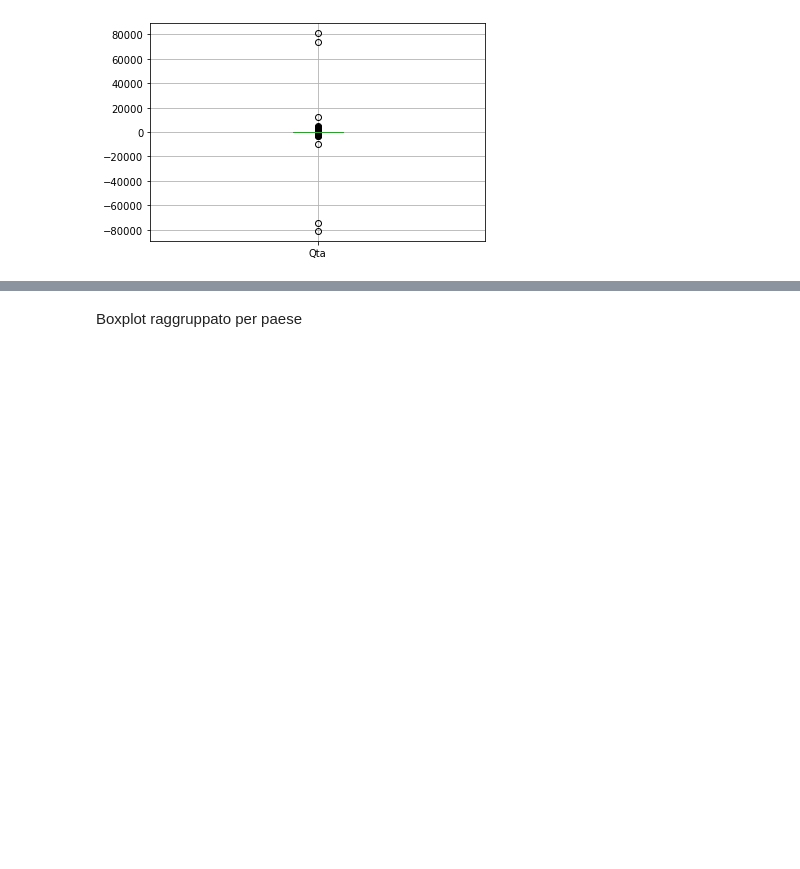
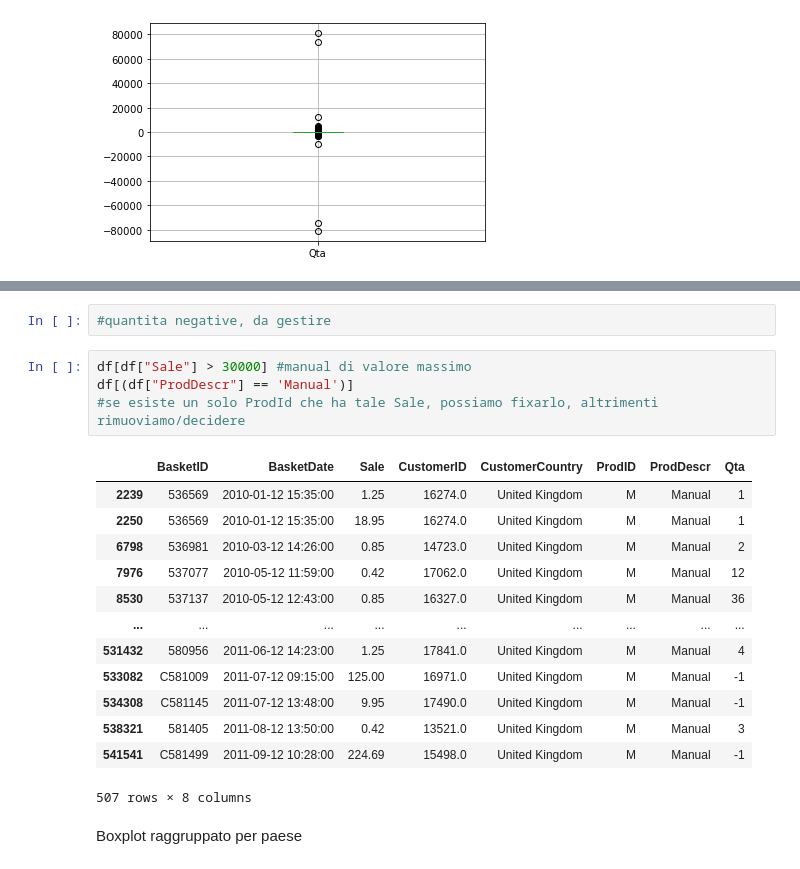
Before and after one commit to matteo-Donofrio-unipi/DM-Project, a Jupyter notebook: Dm-Progetto.ipynb, the cells around one changed output, grey strips where cells are left out. Drawn from its saved outputs; the diff is of its cells as text; blank space fills up the shorter version.

```diff
--- a/Dm-Progetto.ipynb
+++ b/Dm-Progetto.ipynb
@@ -144,3 +203,23 @@ boxplot = df.boxplot(column=['Qta'])
+# %%
+#quantita negative, da gestire
+# %%
+df[df["Sale"] > 30000] #manual di valore massimo
+df[(df["ProdDescr"] == 'Manual')]
+#se esiste un solo ProdId che ha tale Sale, possiamo fixarlo, altrimenti rimuoviamo/decidere
+# %% [output]
+|  | BasketID | BasketDate | Sale | CustomerID | CustomerCountry | ProdID | ProdDescr | Qta |
+| 2239 | 536569 | 2010-01-12 15:35:00 | 1.25 | 16274.0 | United Kingdom | M | Manual | 1 |
+| 2250 | 536569 | 2010-01-12 15:35:00 | 18.95 | 16274.0 | United Kingdom | M | Manual | 1 |
+| 6798 | 536981 | 2010-03-12 14:26:00 | 0.85 | 14723.0 | United Kingdom | M | Manual | 2 |
+| 7976 | 537077 | 2010-05-12 11:59:00 | 0.42 | 17062.0 | United Kingdom | M | Manual | 12 |
+| 8530 | 537137 | 2010-05-12 12:43:00 | 0.85 | 16327.0 | United Kingdom | M | Manual | 36 |
+| ... | ... | ... | ... | ... | ... | ... | ... | ... |
+| 531432 | 580956 | 2011-06-12 14:23:00 | 1.25 | 17841.0 | United Kingdom | M | Manual | 4 |
+| 533082 | C581009 | 2011-07-12 09:15:00 | 125.00 | 16971.0 | United Kingdom | M | Manual | -1 |
+| 534308 | C581145 | 2011-07-12 13:48:00 | 9.95 | 17490.0 | United Kingdom | M | Manual | -1 |
+| 538321 | 581405 | 2011-08-12 13:50:00 | 0.42 | 13521.0 | United Kingdom | M | Manual | 3 |
+| 541541 | C581499 | 2011-09-12 10:28:00 | 224.69 | 15498.0 | United Kingdom | M | Manual | -1 |
+507 rows × 8 columns
 # %% [markdown]
 Boxplot raggruppato per paese
 # %%
```
Also changed, not shown: parts of 6 cells of this notebook.
